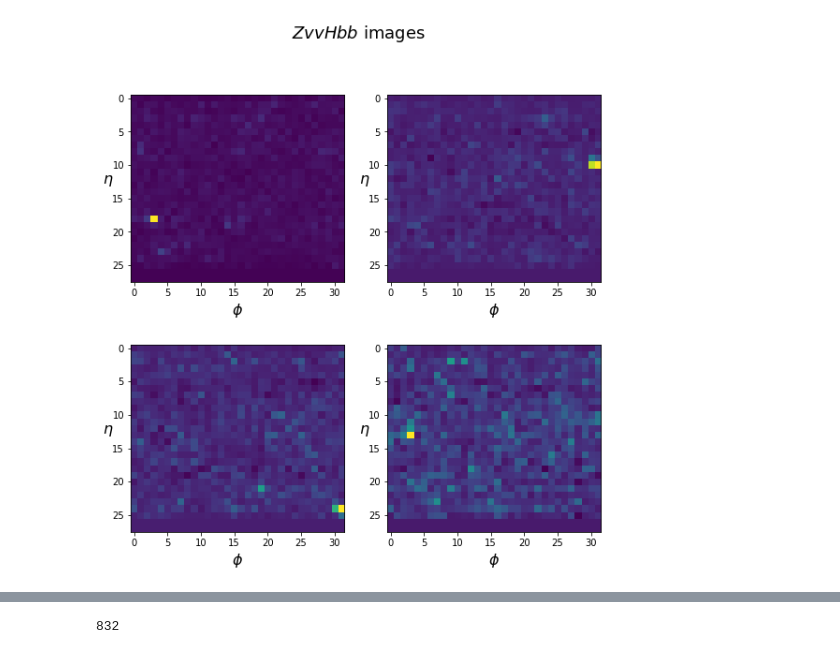
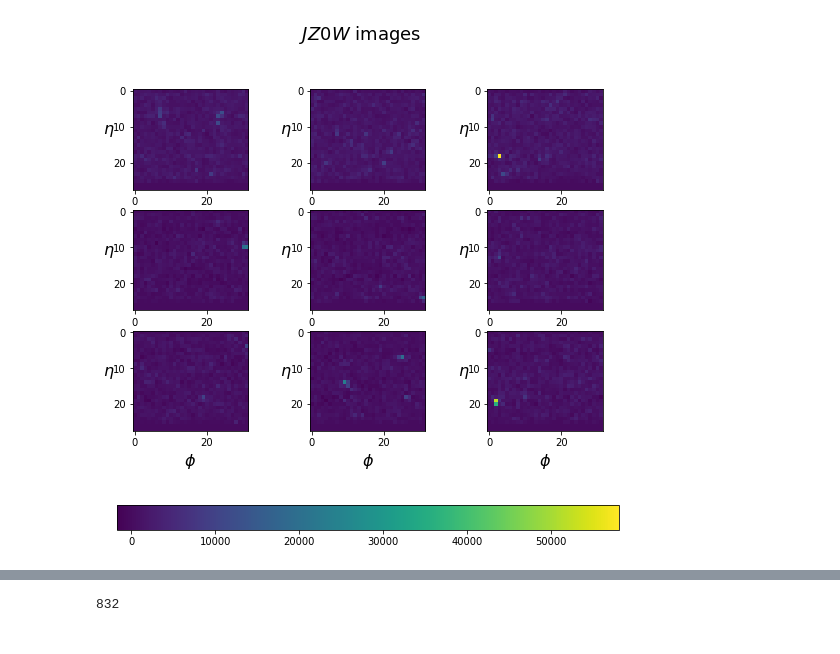
Before and after one commit to bwwarren/SignalBackgroundTraining, a Jupyter notebook: JZ0W_vs_ZvvHbb.ipynb, the cells around one changed output, grey strips where cells are left out. Drawn from its saved outputs; the diff is of its cells as text; code cells hidden in the pictures.

```diff
--- a/JZ0W_vs_ZvvHbb.ipynb
+++ b/JZ0W_vs_ZvvHbb.ipynb
@@ -22,0 +31,18 @@ gTowerEt_signal, offlineRho_signal = get_data("user.gstark.signal.OUTPUT_v00.hdf
+# %%
+gTowerEt_background1 = get_data("JZ0W_hdf5/user._010556.JZ0W.hdf5")
+gTowerEt_background2 = get_data("JZ0W_hdf5/user._010590.JZ0W.hdf5")
+gTowerEt_background3 = get_data("JZ0W_hdf5/user._010592.JZ0W.hdf5")
+gTowerEt_background4 = get_data("JZ0W_hdf5/user._010594.JZ0W.hdf5")
+gTowerEt_background = np.concatenate([gTowerEt_background1
+                                 ,gTowerEt_background2
+                                 ,gTowerEt_background3
+                                 ,gTowerEt_background4])
+# %%
+gTowerEt_signal1 = get_data("ZvvHbb_hdf5/user._000118.ZvvHbb.hdf5")
+gTowerEt_signal2 = get_data("ZvvHbb_hdf5/user._000123.ZvvHbb.hdf5")
+gTowerEt_signal3 = get_data("ZvvHbb_hdf5/user._000130.ZvvHbb.hdf5")
+gTowerEt_signal4 = get_data("ZvvHbb_hdf5/user._000139.ZvvHbb.hdf5")
+gTowerEt_signal = np.concatenate([gTowerEt_signal1
+                                 ,gTowerEt_signal2
+                                 ,gTowerEt_signal3
+                                 ,gTowerEt_signal4])
@@ -48,19 +139,81 @@ plt.show()
 # %%
-g, axarr = plt.subplots(nrows=2, ncols=2, figsize=(9, 9))
-g.suptitle("$ZvvHbb$ images", fontsize = 18)
-print gTowerEt_signal.shape
+g, axarr = plt.subplots(nrows=3, ncols=3, figsize=(9, 9))
+g.suptitle("$JZ0W$ images", fontsize = 18)
+print gTowerEt_background.shape
+
 axarr[0,0].set_ylabel("$\eta$ ", fontsize=16).set_rotation(0)
 axarr[0,1].set_ylabel("$\eta$ ", fontsize=16).set_rotation(0)
+axarr[0,2].set_ylabel("$\eta$ ", fontsize=16).set_rotation(0)
+
 axarr[1,0].set_ylabel("$\eta$ ", fontsize=16).set_rotation(0)
 axarr[1,1].set_ylabel("$\eta$ ", fontsize=16).set_rotation(0)
+axarr[1,2].set_ylabel("$\eta$ ", fontsize=16).set_rotation(0)
+
+axarr[2,0].set_ylabel("$\eta$ ", fontsize=16).set_rotation(0)
+axarr[2,1].set_ylabel("$\eta$ ", fontsize=16).set_rotation(0)
+axarr[2,2].set_ylabel("$\eta$ ", fontsize=16).set_rotation(0)
+
 
 axarr[0,0].set_xlabel("$\phi$", fontsize=16)
 axarr[0,1].set_xlabel("$\phi$", fontsize=16)
+axarr[0,2].set_xlabel("$\phi$", fontsize=16)
+
 axarr[1,0].set_xlabel("$\phi$", fontsize=16)
 axarr[1,1].set_xlabel("$\phi$", fontsize=16)
+axarr[1,2].set_xlabel("$\phi$", fontsize=16)
 
-axarr[0,0].imshow(gTowerEt_signal[2])
-axarr[0,1].imshow(gTowerEt_signal[3])
-axarr[1,0].imshow(gTowerEt_signal[4])
-axarr[1,1].imshow(gTowerEt_signal[5])
+axarr[2,0].set_xlabel("$\phi$", fontsize=16)
+axarr[2,1].set_xlabel("$\phi$", fontsize=16)
+axarr[2,2].set_xlabel("$\phi$", fontsize=16)
+
+
+vmin = min(gTowerEt_signal[0].min(),
+           gTowerEt_signal[1].min(),
+           gTowerEt_signal[2].min(),
+           gTowerEt_signal[3].min(),
+           gTowerEt_signal[4].min(),
+           gTowerEt_signal[5].min(),
+           gTowerEt_signal[6].min(),
+           gTowerEt_signal[7].min(),
+           gTowerEt_signal[8].min(),
+           )
+
+vmax = max(gTowerEt_signal[0].max(),
+           gTowerEt_signal[1].max(),
+           gTowerEt_signal[2].max(),
+           gTowerEt_signal[3].max(),
+           gTowerEt_signal[4].max(),
+           gTowerEt_signal[5].max(),
+           gTowerEt_signal[6].max(),
+           gTowerEt_signal[7].max(),
+           gTowerEt_signal[8].max()
+          )
+
+g0 = axarr[0,0].imshow(gTowerEt_signal[0])
+g1 = axarr[0,1].imshow(gTowerEt_signal[1])
+g2 = axarr[0,2].imshow(gTowerEt_signal[2])
+
+g3 = axarr[1,0].imshow(gTowerEt_signal[3])
+g4 = axarr[1,1].imshow(gTowerEt_signal[4])
+g5 = axarr[1,2].imshow(gTowerEt_signal[5])
+
+g6 = axarr[2,0].imshow(gTowerEt_signal[6])
+g7 = axarr[2,1].imshow(gTowerEt_signal[7])
+g8 = axarr[2,2].imshow(gTowerEt_signal[8])
+
+norm = colors.Normalize(vmin=vmin, vmax=vmax)
+
+g0.set_norm(norm)
+g1.set_norm(norm)
+g2.set_norm(norm)
+g3.set_norm(norm)
+g4.set_norm(norm)
+g5.set_norm(norm)
+g6.set_norm(norm)
+g7.set_norm(norm)
+g8.set_norm(norm)
+
+g.colorbar(g0, ax = axarr, orientation='horizontal')
+
+plt.show()
 # %% [output]
@@ -69,2 +221,2 @@ axarr[1,1].imshow(gTowerEt_signal[5])
-[figure, old version]
+[figure, new version]
 # %% [markdown]
```
Also changed, not shown: parts of 30 cells of this notebook.
